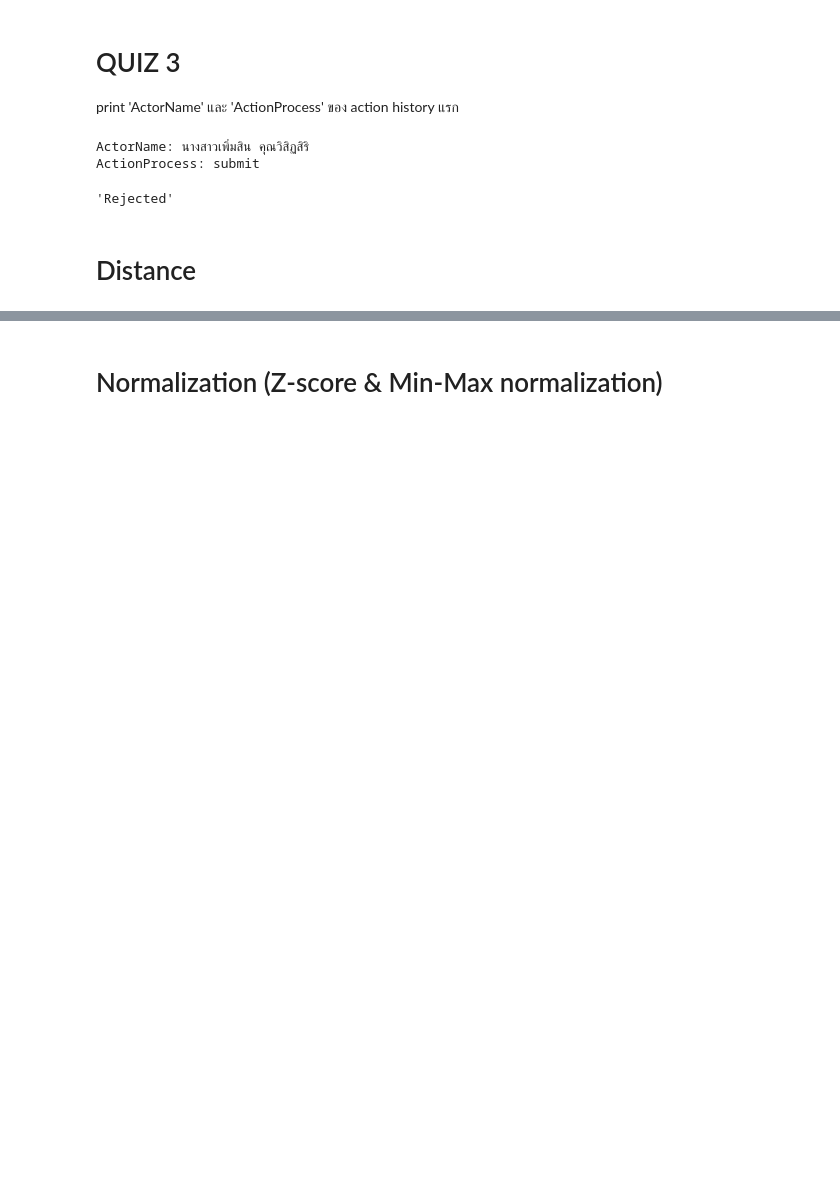
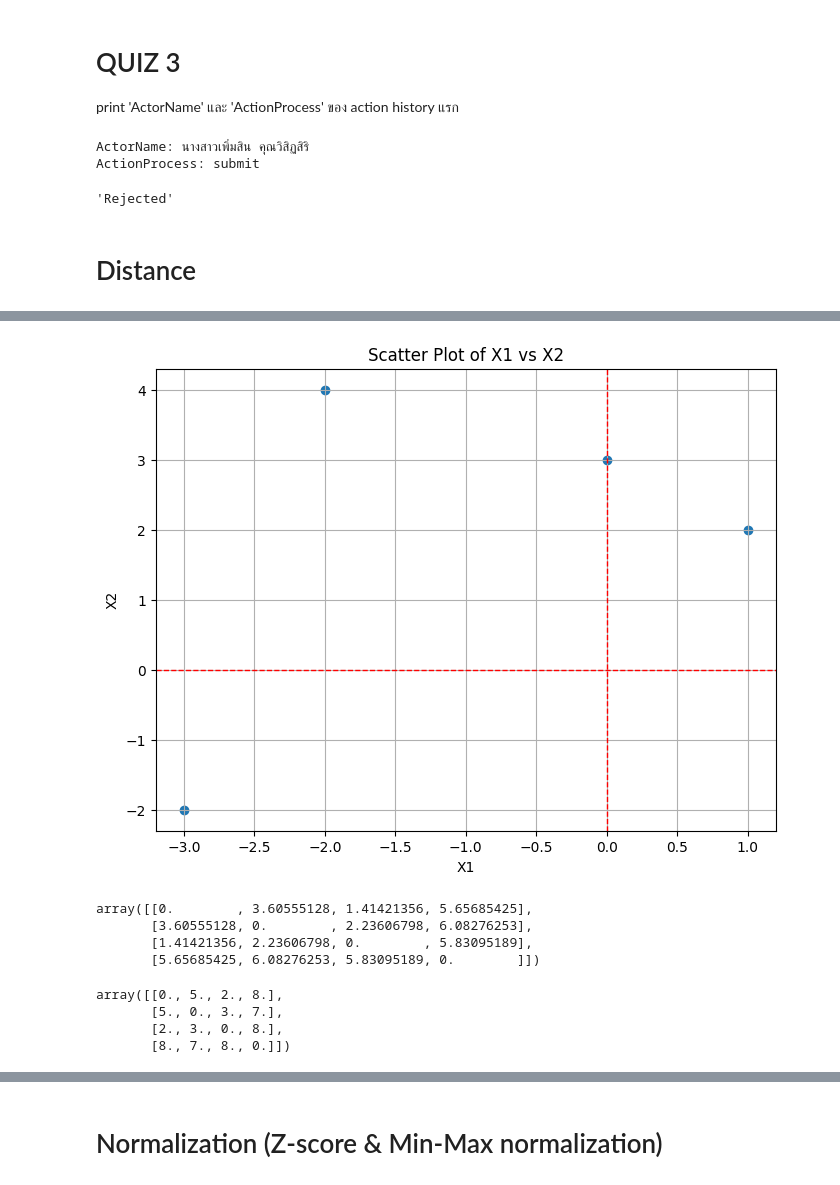
Before and after one commit to Pornwalaifoxall/bsc_dpdm24, a Jupyter notebook: Chapter_2_Understanding_Data.ipynb, the cells around one changed output, grey strips where cells are left out. Cells and saved outputs as stored; diff of their text form; code cells hidden in the pictures; blank space fills up the shorter version.

```diff
--- a/Chapter_2_Understanding_Data.ipynb
+++ b/Chapter_2_Understanding_Data.ipynb
@@ -238,3 +238,11 @@ json_2298['StatusName'] # เมื่อสถานะเอกสารโด
 'Rejected'
 # %% [markdown]
 # Distance
+# %%
+# prompt: build pd data frame from  [[1,2],[-1,4],[0,3],[-3,2]] column 1 name X1 column 2 name  X2
+
+import pandas as pd
+
+data = [[1, 2], [-2, 4], [0, 3], [-3, -2]]
+df = pd.DataFrame(data, columns=['X1', 'X2'])
+df
@@ -240,0 +255,67 @@ json_2298['StatusName'] # เมื่อสถานะเอกสารโด
+# %%
+# prompt: draw scatter plot of X1 X2 with line 0 in x and y
+
+import matplotlib.pyplot as plt
+
+# Assuming 'df' is your DataFrame with 'X1' and 'X2' columns
+# Replace this with your actual DataFrame if it's named differently
+
+# Create the scatter plot
+plt.figure(figsize=(8, 6))  # Adjust figure size if needed
+plt.scatter(df['X1'], df['X2'])
+
+# Add a line at x=0 and y=0
+plt.axhline(0, color='red', linestyle='--', linewidth=1)
+plt.axvline(0, color='red', linestyle='--', linewidth=1)
+
+
+# Add labels and title
+plt.xlabel("X1")
+plt.ylabel("X2")
+plt.title("Scatter Plot of X1 vs X2")
+
+# Display the plot
+plt.grid(True)
+plt.show()
+# %% [output]
+[figure, added]
+# %%
+# prompt: calculate distance matrix of the df
+
+from scipy.spatial.distance import pdist, squareform
+
+# Assuming 'df' is your DataFrame with relevant columns for distance calculation
+# Replace 'X1' and 'X2' with the actual column names in your DataFrame if needed
+
+# Calculate the pairwise distances using Euclidean distance (you can change the metric if needed)
+distances = pdist(df[['X1', 'X2']], metric='euclidean')
+
+# Convert the condensed distance matrix to a square distance matrix
+distance_matrix = squareform(distances)
+
+distance_matrix
+# %% [output]
+array([[0.        , 3.60555128, 1.41421356, 5.65685425],
+       [3.60555128, 0.        , 2.23606798, 6.08276253],
+       [1.41421356, 2.23606798, 0.        , 5.83095189],
+       [5.65685425, 6.08276253, 5.83095189, 0.        ]])
+# %%
+# prompt: calculate distance matrix of the df use L1-norm
+
+# Assuming 'df' is your DataFrame with relevant columns for distance calculation
+# Replace 'X1' and 'X2' with the actual column names in your DataFrame if needed
+
+from scipy.spatial.distance import pdist, squareform
+
+# Calculate the pairwise distances using L1-norm (Manhattan distance)
+distances = pdist(df[['X1', 'X2']], metric='cityblock')
+
+# Convert the condensed distance matrix to a square distance matrix
+distance_matrix_l1 = squareform(distances)
+
+distance_matrix_l1
+# %% [output]
+array([[0., 5., 2., 8.],
+       [5., 0., 3., 7.],
+       [2., 3., 0., 8.],
+       [8., 7., 8., 0.]])
```
Also changed, not shown: parts of 6 cells of this notebook.
